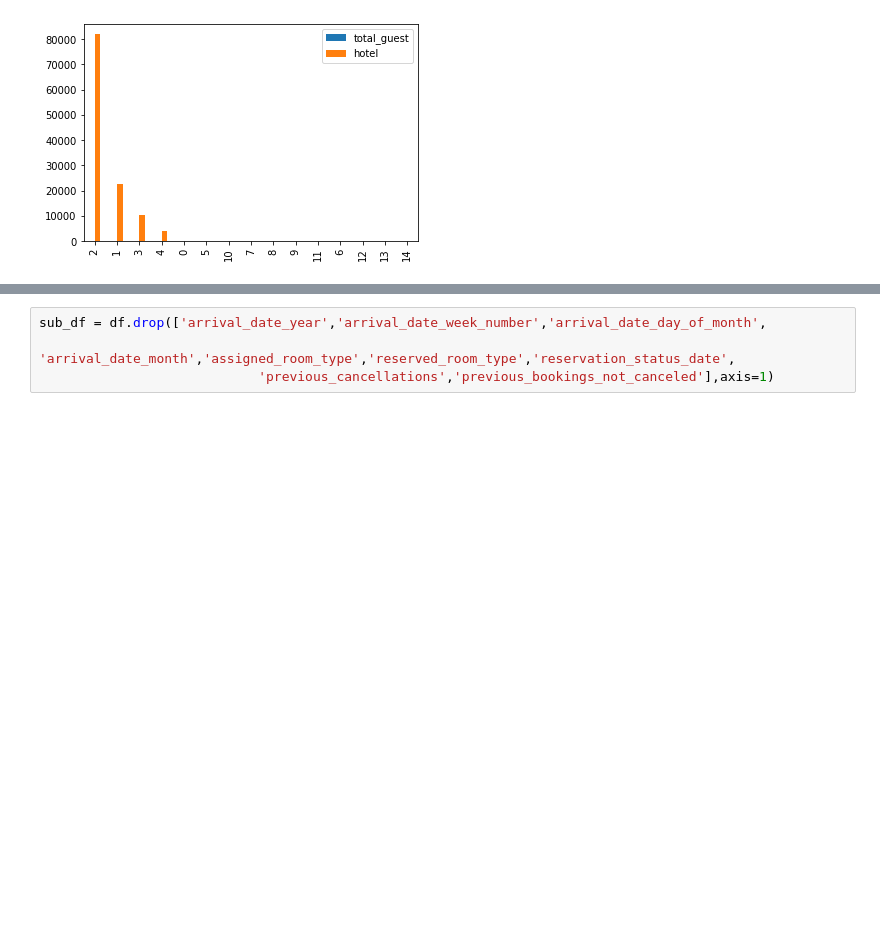
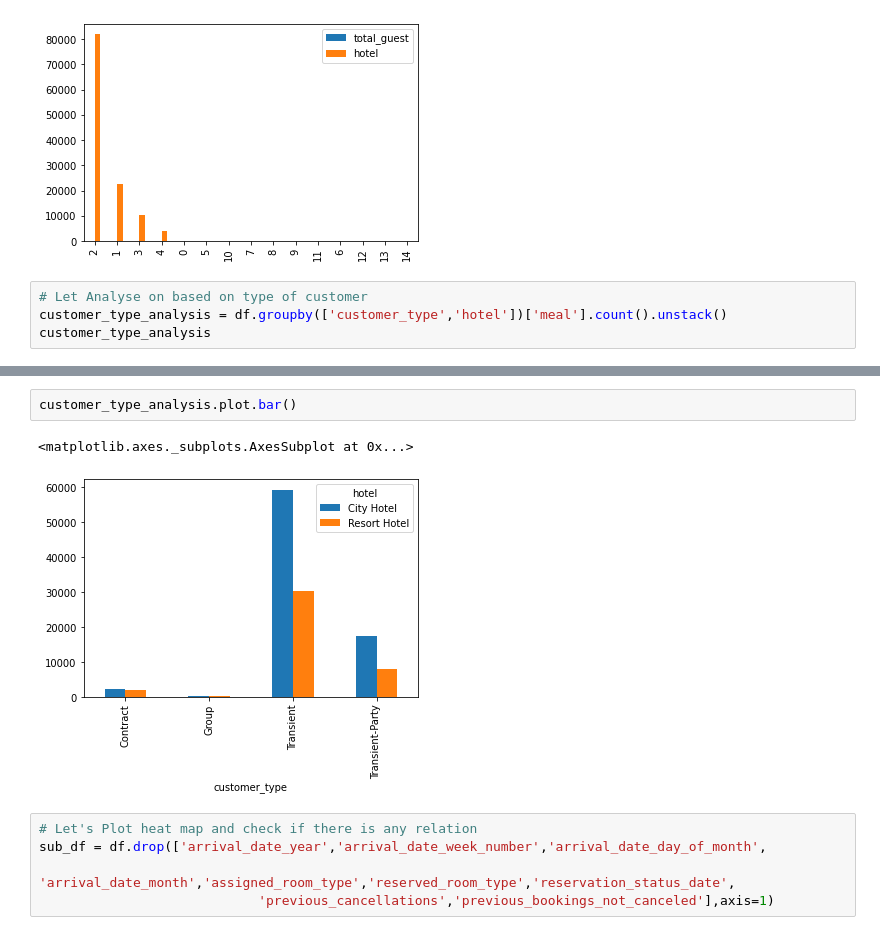
Before and after one commit to solankinitin1210/Capstone-Project-Hotel-Booking-Analysis, a Jupyter notebook: Capstone_Project_Hotel_Booking_Analysis_Capstone_Project.ipynb, the cells around one changed output, grey strips where cells are left out. Saved outputs shown, nothing was run; the diff lists cells and outputs as text; blank space fills up the shorter version.

```diff
--- a/Capstone_Project_Hotel_Booking_Analysis_Capstone_Project.ipynb
+++ b/Capstone_Project_Hotel_Booking_Analysis_Capstone_Project.ipynb
@@ -231,3 +260,7 @@ guest_wise.plot.bar()
 # %% [output]
 <matplotlib.axes._subplots.AxesSubplot at 0x...>
 [figure]
+# %%
+# Let Analyse on based on type of customer
+customer_type_analysis = df.groupby(['customer_type','hotel'])['meal'].count().unstack()
+customer_type_analysis
@@ -234,4 +274,10 @@ guest_wise.plot.bar()
+# %%
+customer_type_analysis.plot.bar()
+# %% [output]
+<matplotlib.axes._subplots.AxesSubplot at 0x...>
+[figure, added]
 # %%
+# Let's Plot heat map and check if there is any relation
 sub_df = df.drop(['arrival_date_year','arrival_date_week_number','arrival_date_day_of_month',
                             'arrival_date_month','assigned_room_type','reserved_room_type','reservation_status_date',
                             'previous_cancellations','previous_bookings_not_canceled'],axis=1)
```
Also changed, not shown: parts of 12 cells of this notebook.
